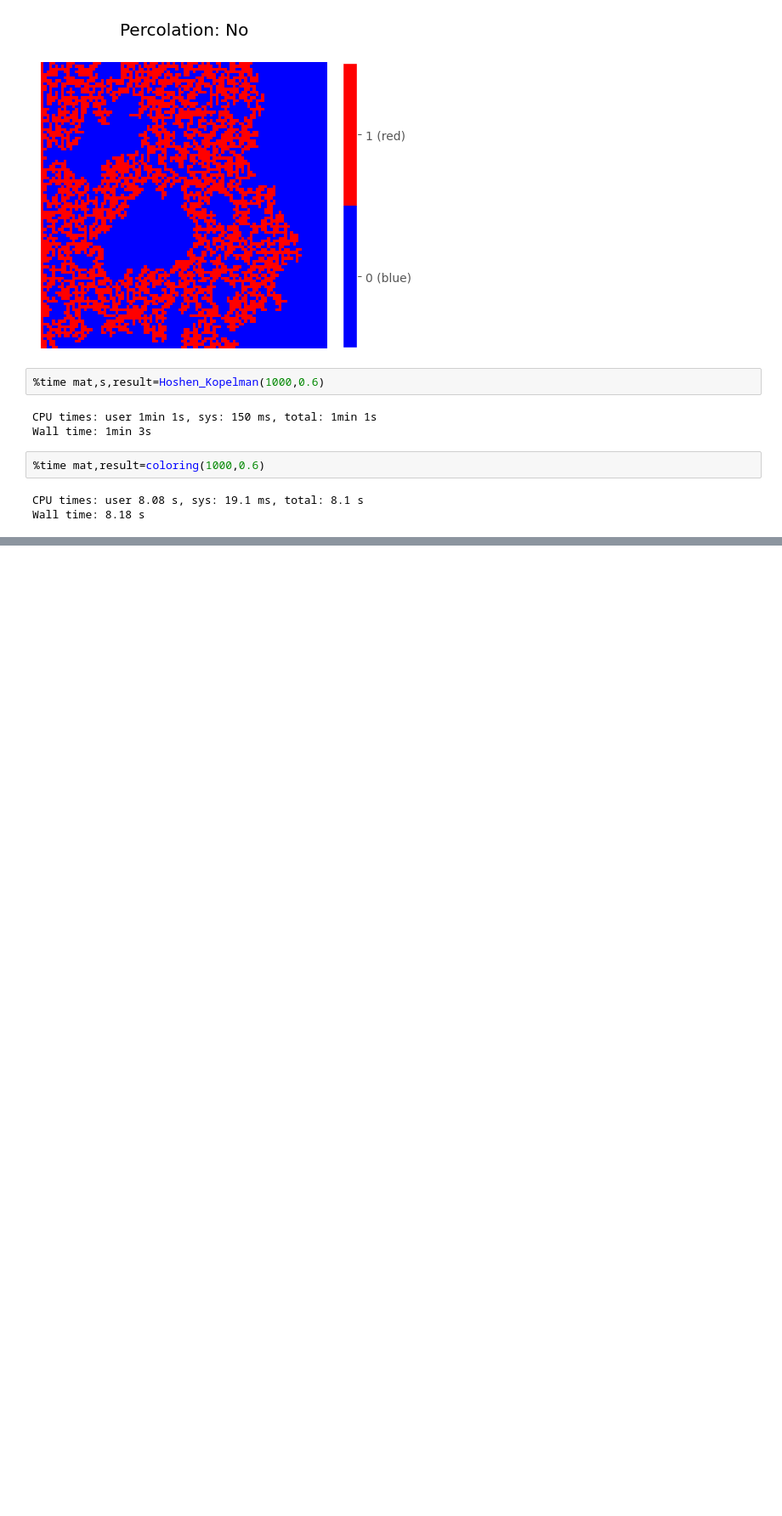
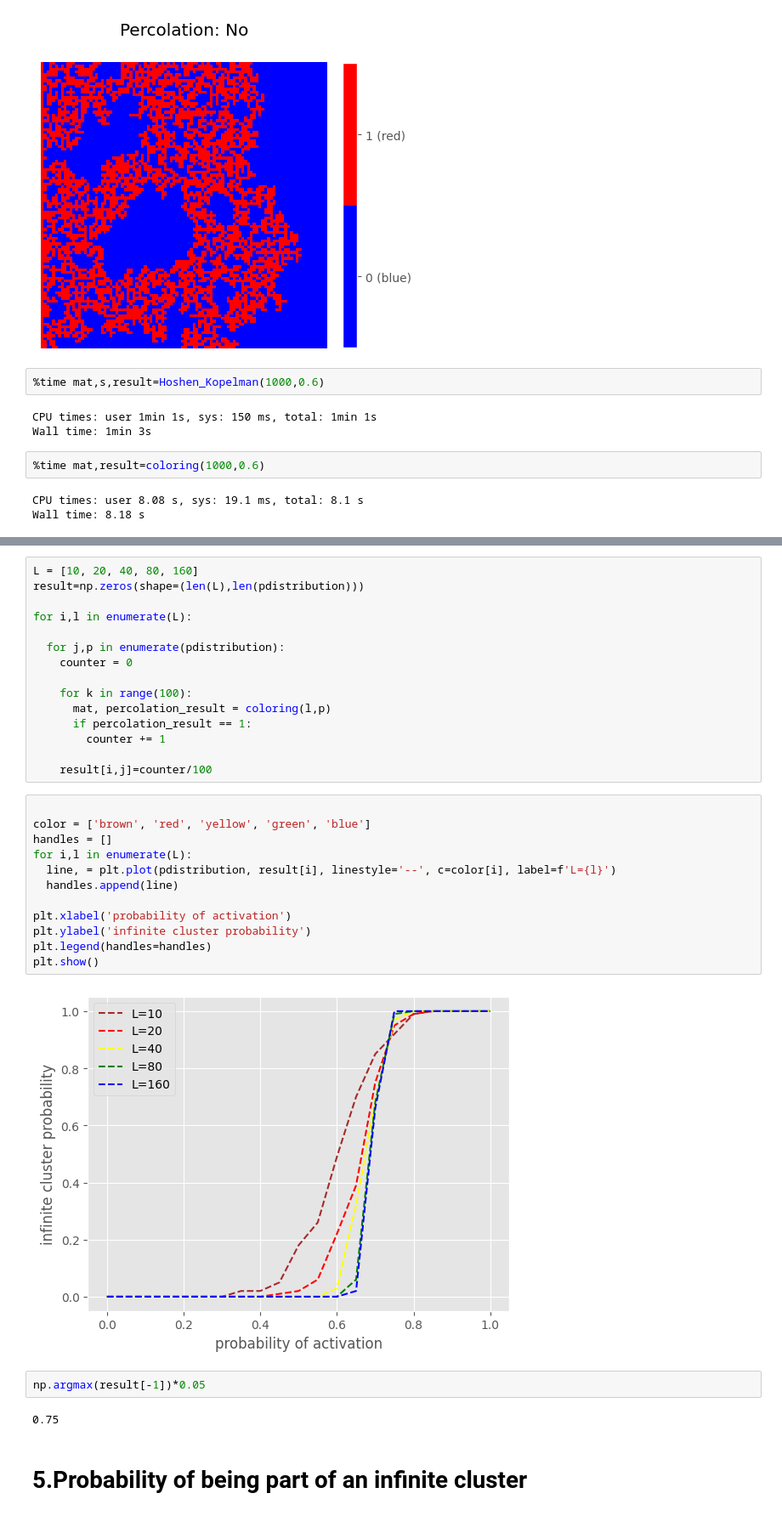
Before and after one commit to MahyarAlbalan/computational-physics, a Jupyter notebook: Percolation/Percolation.ipynb, the cells around one changed output, grey strips where cells are left out. Shown: that part at 85% size. Drawn from its saved outputs; the diff is of its cells as text; blank space fills up the shorter version.

```diff
--- a/Percolation/Percolation.ipynb
+++ b/Percolation/Percolation.ipynb
@@ -234,0 +316,35 @@ Wall time: 8.18 s
+# %%
+L = [10, 20, 40, 80, 160]
+result=np.zeros(shape=(len(L),len(pdistribution)))
+
+for i,l in enumerate(L):
+
+  for j,p in enumerate(pdistribution):
+    counter = 0
+
+    for k in range(100):
+      mat, percolation_result = coloring(l,p)
+      if percolation_result == 1:
+        counter += 1
+
+    result[i,j]=counter/100
+# %%
+
+color = ['brown', 'red', 'yellow', 'green', 'blue']
+handles = []
+for i,l in enumerate(L):
+  line, = plt.plot(pdistribution, result[i], linestyle='--', c=color[i], label=f'L={l}')
+  handles.append(line)
+
+plt.xlabel('probability of activation')
+plt.ylabel('infinite cluster probability')
+plt.legend(handles=handles)
+plt.show()
+# %% [output]
+[figure, added]
+# %%
+np.argmax(result[-1])*0.05
+# %% [output]
+0.75
+# %% [markdown]
+# **5.Probability of being part of an infinite cluster**
```
Also changed, not shown: parts of 26 cells of this notebook, 2 other files.
